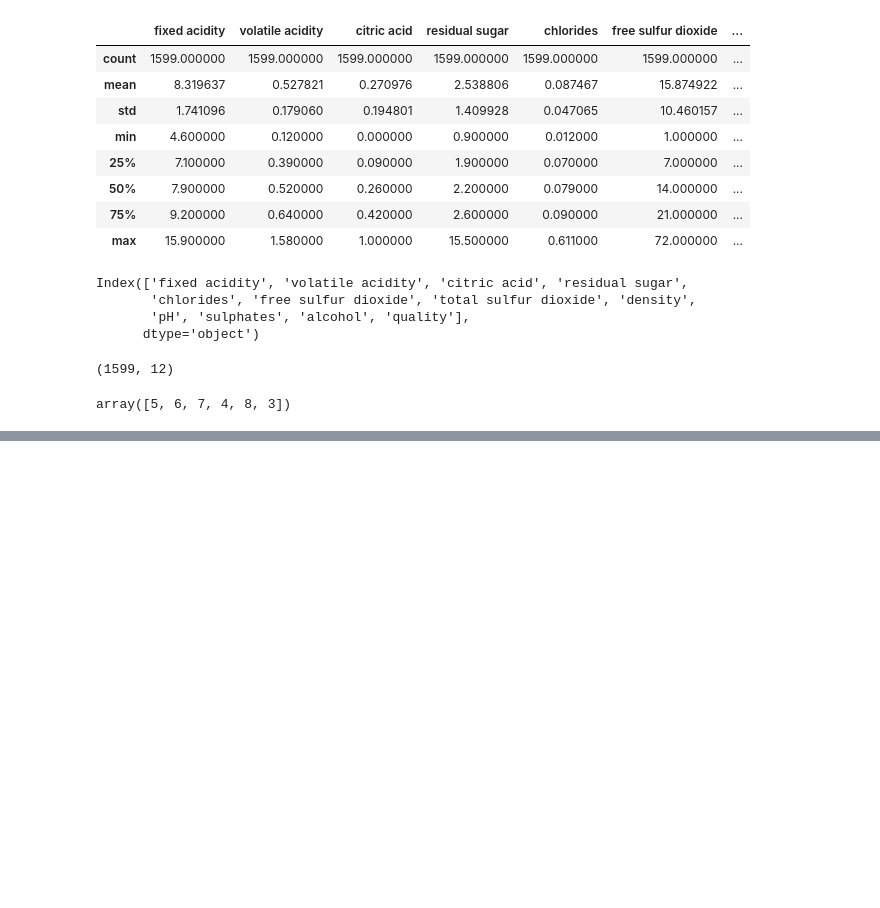
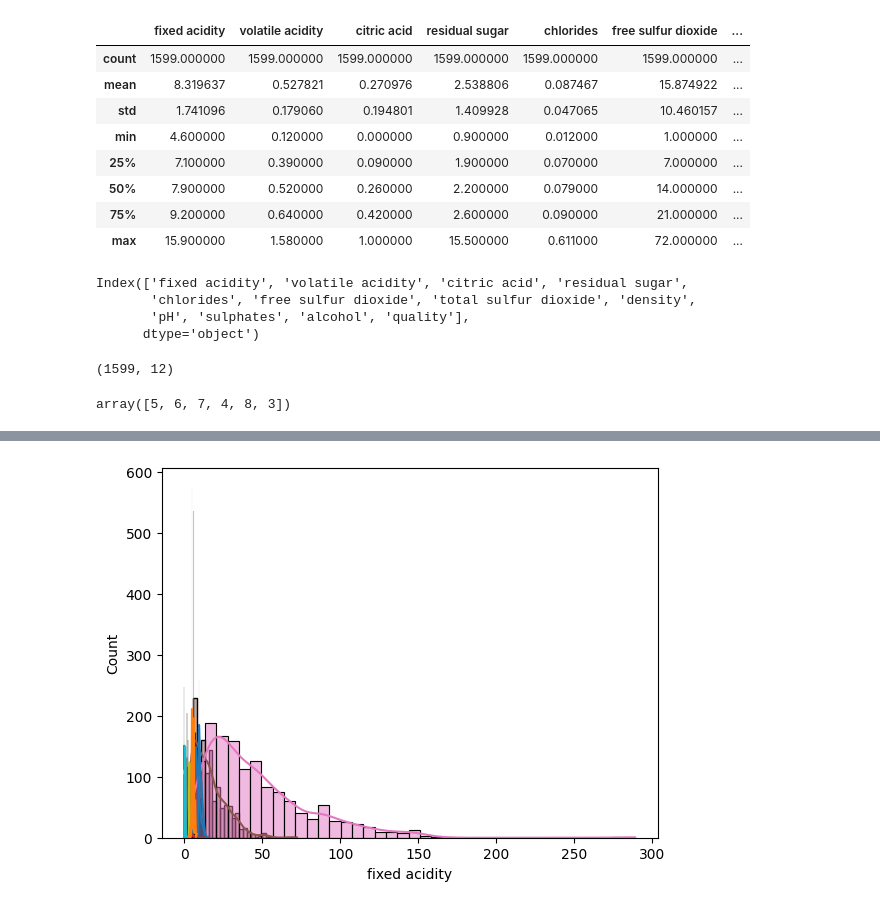
Before and after one commit to 19kirti/MachineLearning, a Jupyter notebook: redwine.ipynb, the cells around one changed output, grey strips where cells are left out. Cells and saved outputs as stored; diff of their text form; code cells hidden in the pictures; blank space fills up the shorter version.

```diff
--- a/redwine.ipynb
+++ b/redwine.ipynb
@@ -127,0 +220,5 @@ array([5, 6, 7, 4, 8, 3])
+# %%
+for column in df.columns:
+    sns.histplot(df[column], kde=True)
+# %% [output]
+[figure, added]
```
Also changed, not shown: parts of 11 cells of this notebook.
